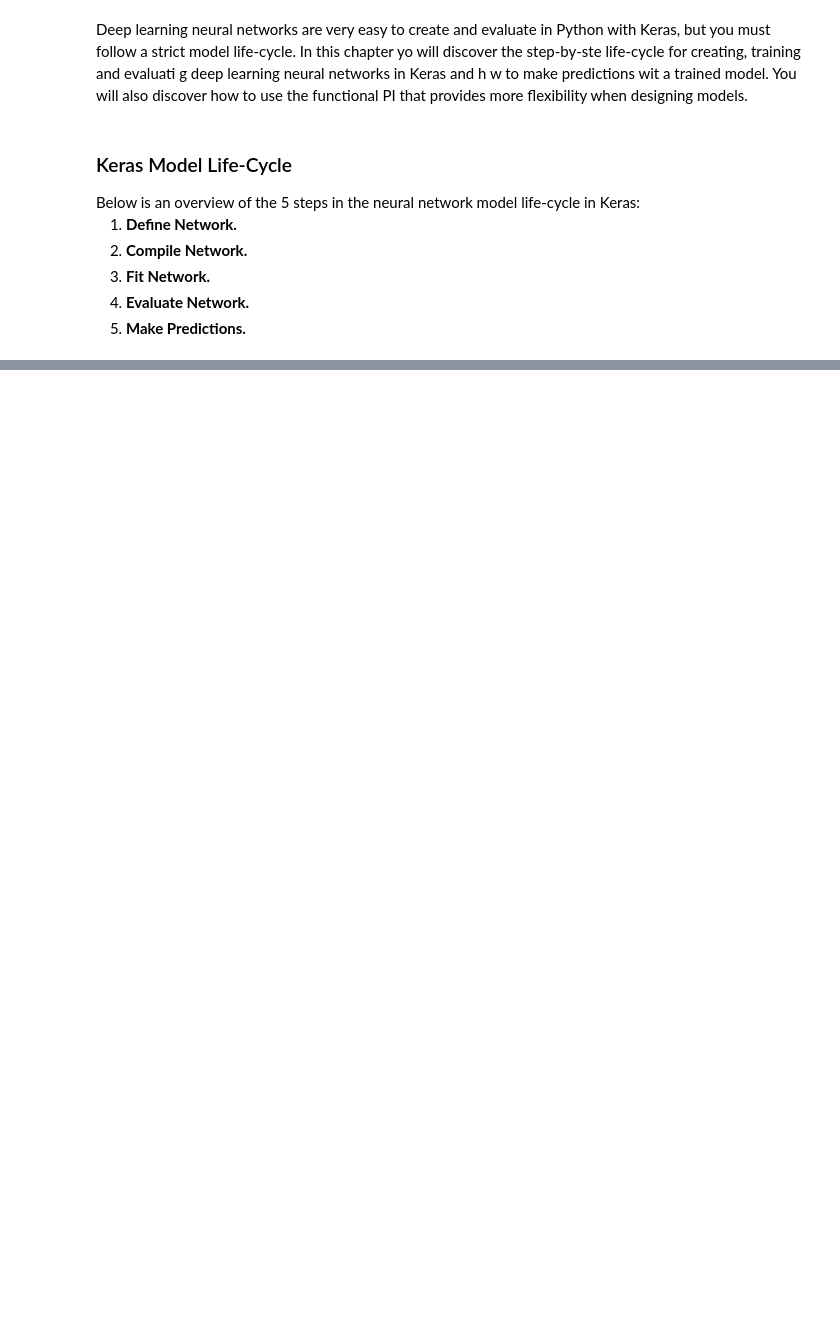
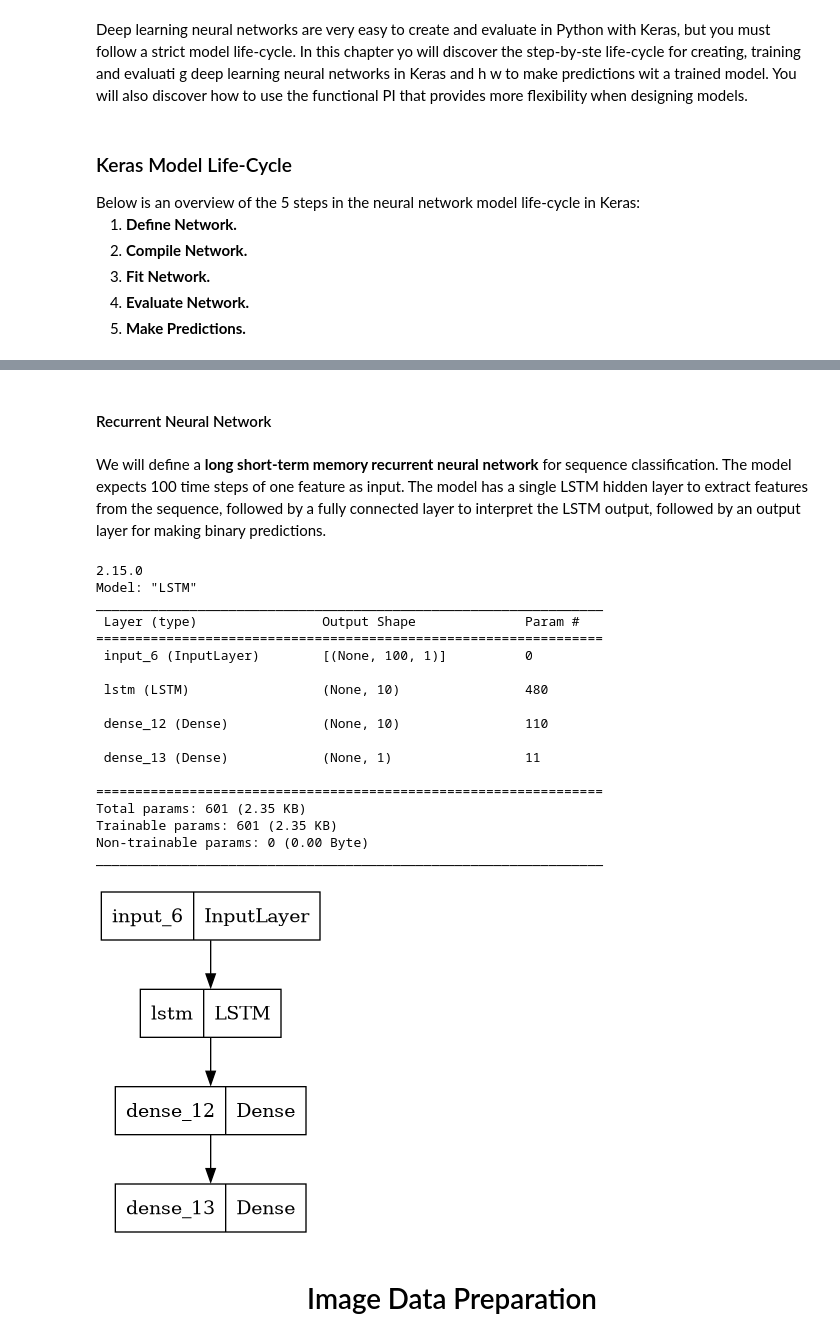
Before and after one commit to subratamondal1/Deep-Learning, a Jupyter notebook: dl-for-computer-vision/notebooks/dl-for-computer-vision.ipynb, the cells around one changed output, grey strips where cells are left out. Saved outputs shown, nothing was run; the diff lists cells and outputs as text; code cells hidden in the pictures; blank space fills up the shorter version.

```diff
--- a/dl-for-computer-vision/notebooks/dl-for-computer-vision.ipynb
+++ b/dl-for-computer-vision/notebooks/dl-for-computer-vision.ipynb
@@ -116,0 +377,41 @@ The first step is to define your neural network. Neural networks are defined in
+# %% [markdown]
+<h4 align="left">Recurrent Neural Network</h4>
+# %% [markdown]
+We will define a **long short-term memory recurrent neural network** for sequence classification. The model expects 100 time steps of one feature as input. The model has a single LSTM hidden layer to extract features from the sequence, followed by a fully connected layer to interpret the LSTM output, followed by an output layer for making binary predictions.
+# %%
+import keras
+print(keras.__version__)
+
+visible = keras.layers.Input(shape=(100,1))
+hidden1 = keras.layers.LSTM(units=10)(visible)
+hidden2 = keras.layers.Dense(units=10, activation="relu")(hidden1)
+output = keras.layers.Dense(units=1, activation="sigmoid")(hidden2)
+model = keras.models.Model(inputs=visible, outputs=output, name="LSTM")
+
+# summarize layers
+model.summary()
+
+# plot graph
+keras.utils.plot_model(model=model, to_file="lstm-graph.png")
+# %% [output]
+2.15.0
+Model: "LSTM"
+_________________________________________________________________
+ Layer (type)                Output Shape              Param #
+=================================================================
+ input_6 (InputLayer)        [(None, 100, 1)]          0
+
+ lstm (LSTM)                 (None, 10)                480
+
+ dense_12 (Dense)            (None, 10)                110
+
+ dense_13 (Dense)            (None, 1)                 11
+
+=================================================================
+Total params: 601 (2.35 KB)
+Trainable params: 601 (2.35 KB)
+Non-trainable params: 0 (0.00 Byte)
+_________________________________________________________________
+[figure, added]
+# %% [markdown]
+<h1 align="center">Image Data Preparation</h1>
```
Also changed, not shown: parts of 77 cells of this notebook.
